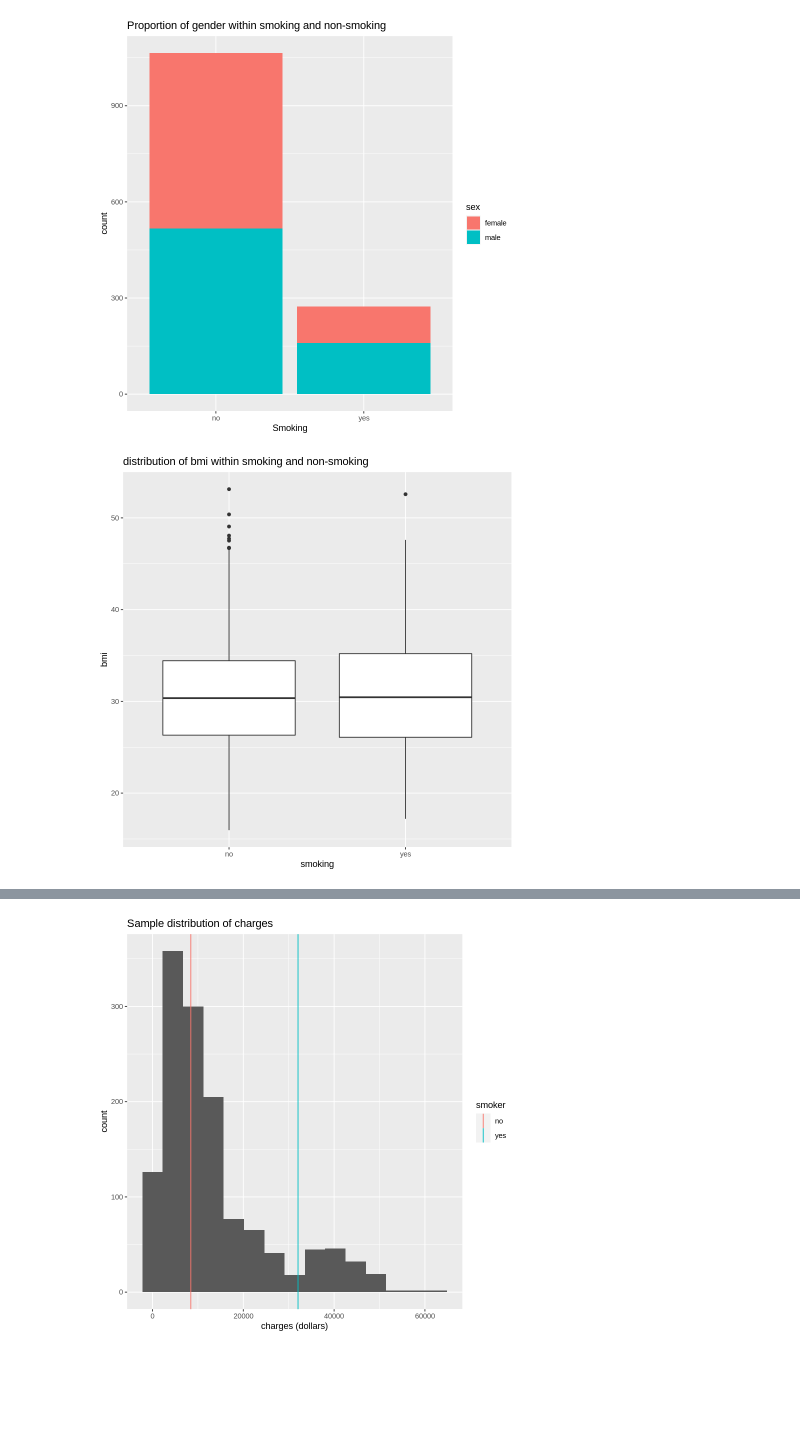
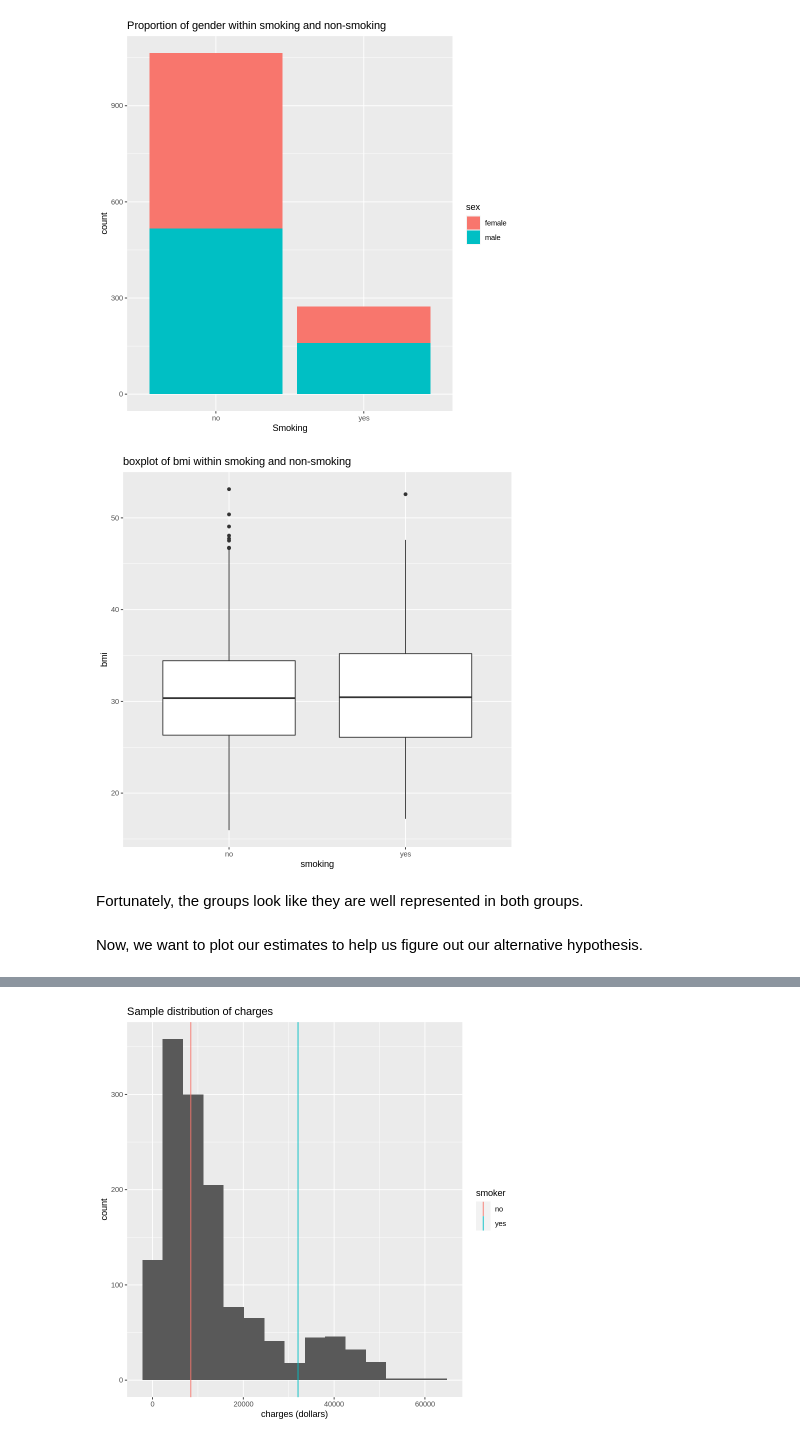
Before and after one commit to Yuji03b/STAT-201-GROUP-1, a Jupyter notebook: proposal.ipynb, the cells around one changed output, grey strips where cells are left out. Drawn from its saved outputs; the diff is of its cells as text; code cells hidden in the pictures; blank space fills up the shorter version.

Commit message:
added explanation for plots

```diff
--- a/proposal.ipynb
+++ b/proposal.ipynb
@@ -130,8 +167,12 @@ plot1
 # %%
 plot2 <- ggplot(insurance, aes(x=as.factor(smoker), y=bmi)) +
     geom_boxplot() +
-    ggtitle("distribution of bmi within smoking and non-smoking") +
+    ggtitle("boxplot of bmi within smoking and non-smoking") +
     xlab("smoking")
 plot2
 # %% [output]
-[figure, old version]
+[figure, new version]
+# %% [markdown]
+Fortunately, the groups look like they are well represented in both groups.
+# %% [markdown]
+Now, we want to plot our estimates to help us figure out our alternative hypothesis.
```
Also changed, not shown: parts of 10 cells of this notebook.
